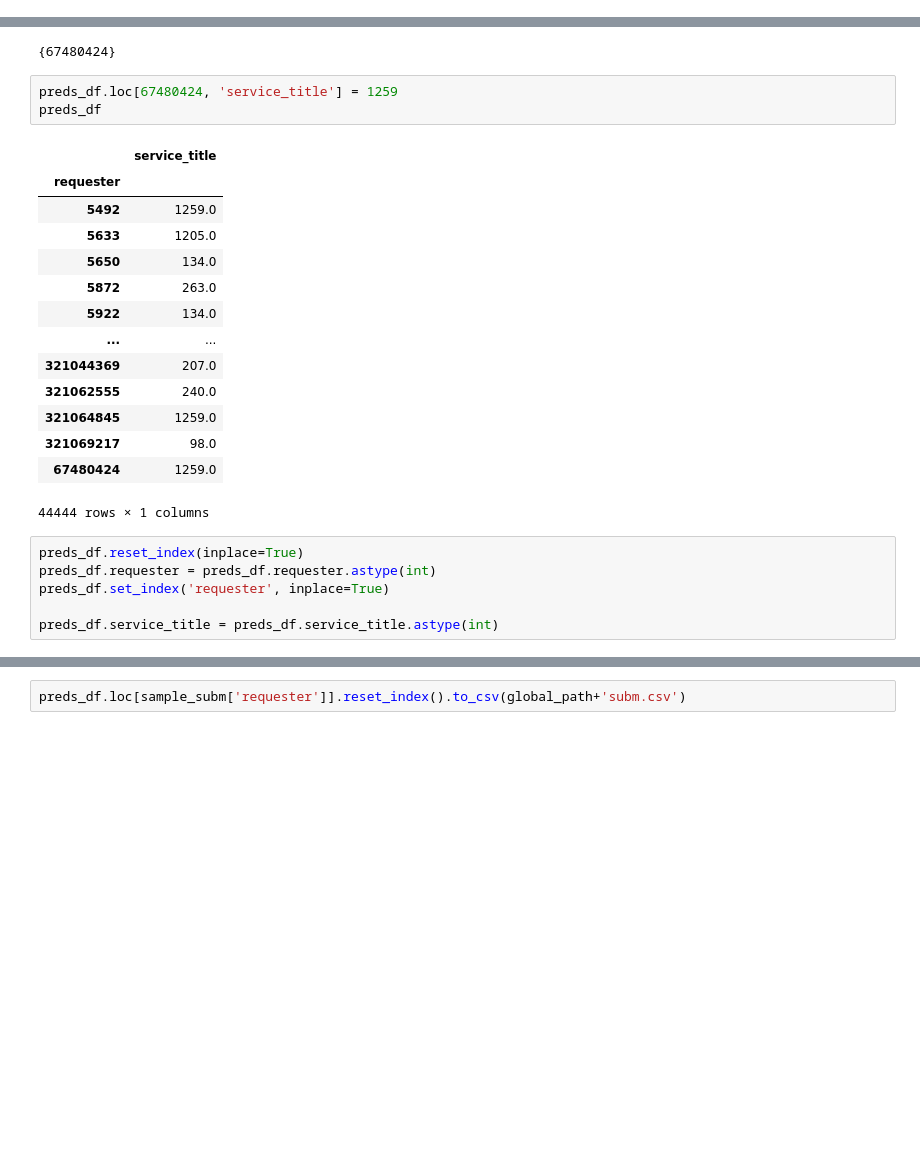
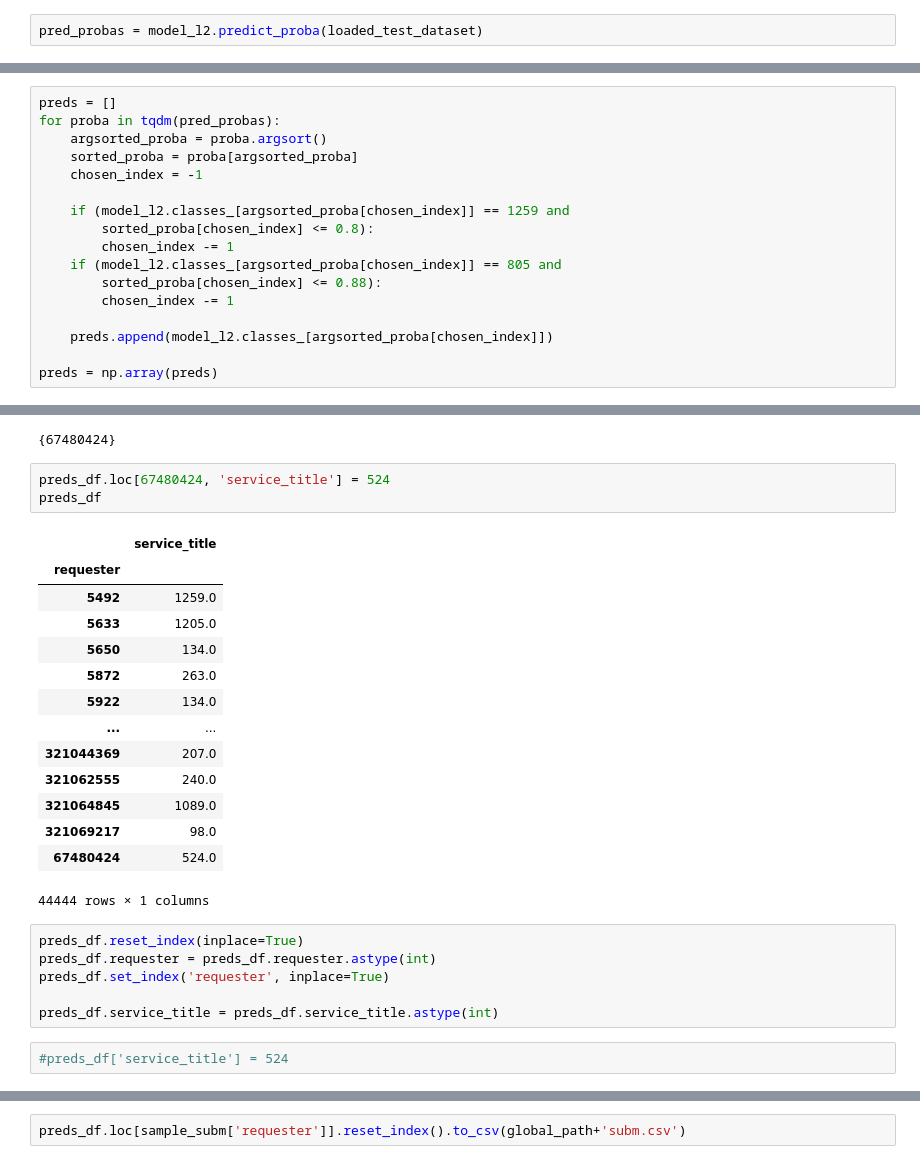
Before and after one commit to Gaussiandra/MFC_solution, a Jupyter notebook: solution.ipynb, the cells around one changed output, grey strips where cells are left out. Saved outputs shown, nothing was run; the diff lists cells and outputs as text; blank space fills up the shorter version.

```diff
--- a/solution.ipynb
+++ b/solution.ipynb
@@ -1259,3 +1259,5 @@ bestTest = 0.504236918
 bestIteration = 1494
 Shrink model to first 1495 iterations.
 <catboost.core.CatBoostClassifier at 0x...>
+# %%
+pred_probas = model_l2.predict_proba(loaded_test_dataset)
@@ -1340,0 +1361,17 @@ pd.Series(preds.flatten()).value_counts().head(15)
+# %%
+preds = []
+for proba in tqdm(pred_probas):
+    argsorted_proba = proba.argsort()
+    sorted_proba = proba[argsorted_proba]
+    chosen_index = -1
+
+    if (model_l2.classes_[argsorted_proba[chosen_index]] == 1259 and
+        sorted_proba[chosen_index] <= 0.8):
+        chosen_index -= 1
+    if (model_l2.classes_[argsorted_proba[chosen_index]] == 805 and
+        sorted_proba[chosen_index] <= 0.88):
+        chosen_index -= 1
+
+    preds.append(model_l2.classes_[argsorted_proba[chosen_index]])
+
+preds = np.array(preds)
@@ -1418,22 +1543,22 @@ set(sample_subm.requester) - set(loaded_test_dataset.requester.astype(int))
 # %% [output]
 {67480424}
 # %%
-preds_df.loc[67480424, 'service_title'] = 1259
+preds_df.loc[67480424, 'service_title'] = 524
 preds_df
 # %% [output]
 |  | service_title |
 | requester |  |
 | 5492 | 1259.0 |
 | 5633 | 1205.0 |
 | 5650 | 134.0 |
 | 5872 | 263.0 |
 | 5922 | 134.0 |
 | ... | ... |
 | 321044369 | 207.0 |
 | 321062555 | 240.0 |
-| 321064845 | 1259.0 |
+| 321064845 | 1089.0 |
 | 321069217 | 98.0 |
-| 67480424 | 1259.0 |
+| 67480424 | 524.0 |
 44444 rows × 1 columns
 # %%
 preds_df.reset_index(inplace=True)
@@ -1441,6 +1566,8 @@ preds_df.requester = preds_df.requester.astype(int)
 preds_df.set_index('requester', inplace=True)
 
 preds_df.service_title = preds_df.service_title.astype(int)
+# %%
+#preds_df['service_title'] = 524
 # %%
 preds_df
 # %% [output]
```
Also changed, not shown: parts of 24 cells of this notebook.
